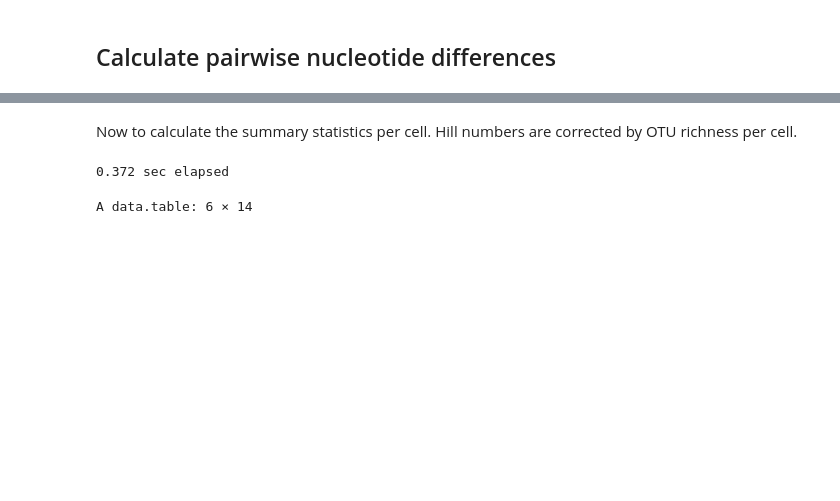
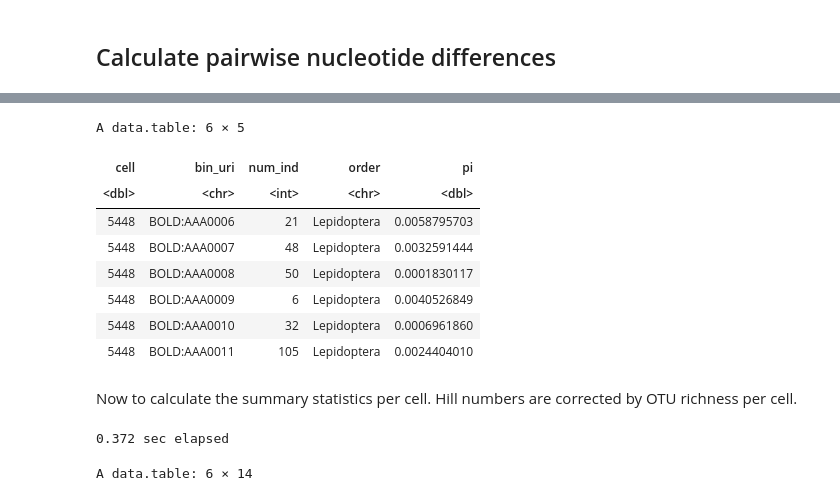
Before and after one commit to connor-french/global-insect-macrogenetics, a Jupyter notebook: step-2_seq-stats-test.ipynb, the cells around one changed output, grey strips where cells are left out. Drawn from its saved outputs; the diff is of its cells as text; code cells hidden in the pictures; blank space fills up the shorter version.

```diff
--- a/step-2_seq-stats-test.ipynb
+++ b/step-2_seq-stats-test.ipynb
@@ -381,5 +343,5 @@ calc_all_pairwise_div <- function(res_filter, ind_filter, otu_filter) {
 }
 # %%
 tic()
-df_test <- calc_all_pairwise_div(res_filter = "medium", ind_filter = 3, otu_filter = 10)
+df_test <- calc_all_pairwise_div(res_filter = "medium", ind_filter = 3, otu_filter = 150)
 toc()
@@ -404 +350,13 @@ A data.table: 6 × 5
+# %%
+head(df_test)
+# %% [output]
+A data.table: 6 × 5
+| cell | bin_uri | num_ind | order | pi |
+| <dbl> | <chr> | <int> | <chr> | <dbl> |
+| 5448 | BOLD:AAA0006 | 21 | Lepidoptera | 0.0058795703 |
+| 5448 | BOLD:AAA0007 | 48 | Lepidoptera | 0.0032591444 |
+| 5448 | BOLD:AAA0008 | 50 | Lepidoptera | 0.0001830117 |
+| 5448 | BOLD:AAA0009 | 6 | Lepidoptera | 0.0040526849 |
+| 5448 | BOLD:AAA0010 | 32 | Lepidoptera | 0.0006961860 |
+| 5448 | BOLD:AAA0011 | 105 | Lepidoptera | 0.0024404010 |
 # %%
```
Also changed, not shown: parts of 19 cells of this notebook.
